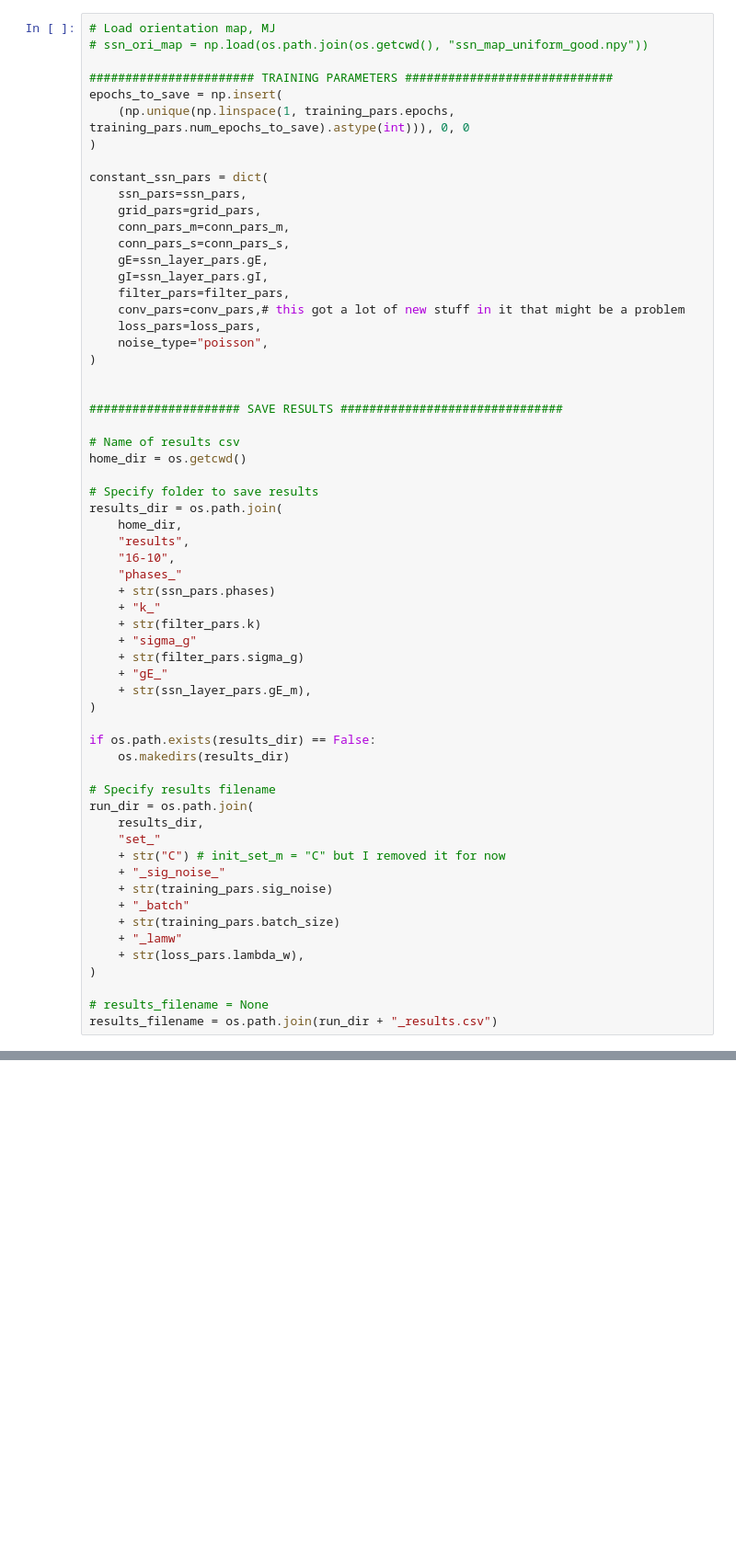
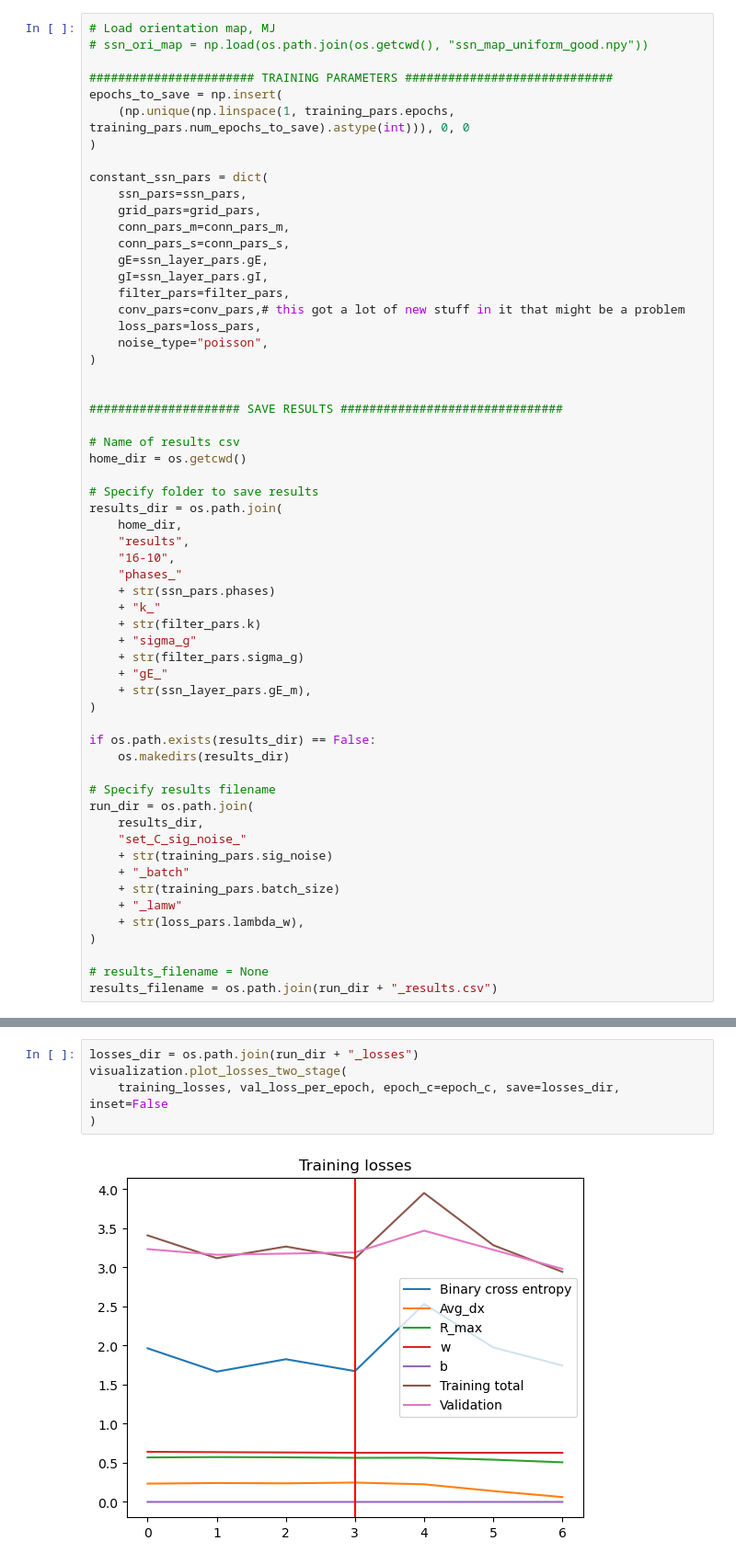
Before and after one commit to monikajozsa/SSN-VisualCortex, a Jupyter notebook: training_example.ipynb, the cells around one changed output, grey strips where cells are left out. Shown: that part at 92% size. Saved outputs shown, nothing was run; the diff lists cells and outputs as text; blank space fills up the shorter version.

```diff
--- a/training_example.ipynb
+++ b/training_example.ipynb
@@ -109,9 +78,7 @@ if os.path.exists(results_dir) == False:
 # Specify results filename
 run_dir = os.path.join(
     results_dir,
-    "set_"
-    + str("C") # init_set_m = "C" but I removed it for now
-    + "_sig_noise_"
+    "set_C_sig_noise_"
     + str(training_pars.sig_noise)
     + "_batch"
     + str(training_pars.batch_size)
@@ -200,0 +147,7 @@ TypeError: mul got incompatible shapes for broadcasting: (250,), (25,).
+# %%
+losses_dir = os.path.join(run_dir + "_losses")
+visualization.plot_losses_two_stage(
+    training_losses, val_loss_per_epoch, epoch_c=epoch_c, save=losses_dir, inset=False
+)
+# %% [output]
+[figure, added]
```
Also changed, not shown: parts of 10 cells of this notebook, 7 other files.
